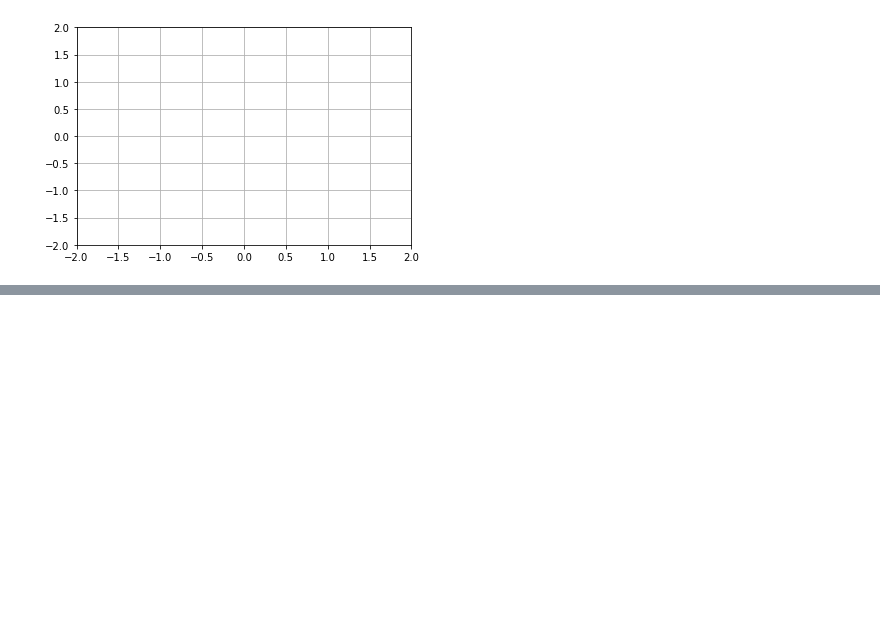
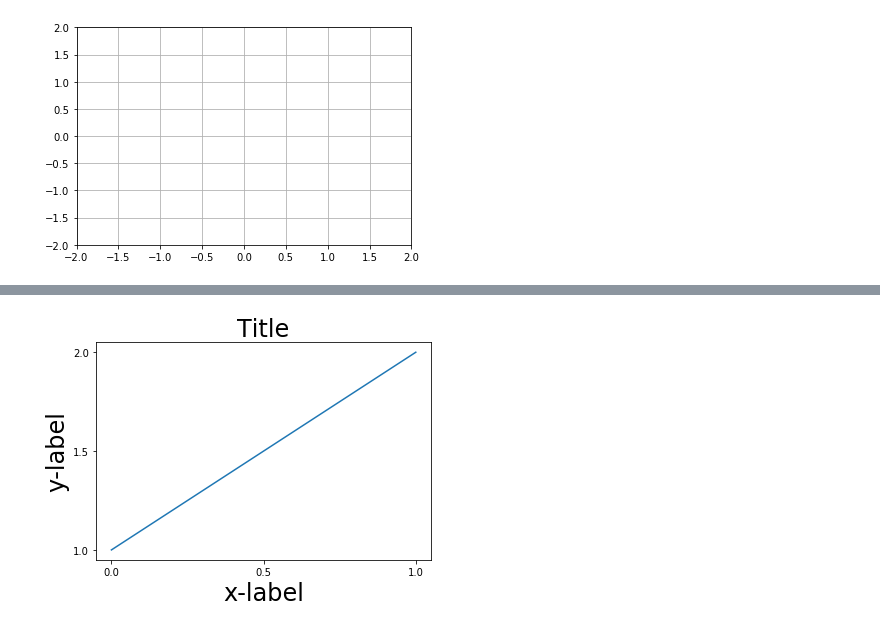
Before and after one commit to draperjames/PythonRef, a Jupyter notebook: Matplotlib.ipynb, the cells around one changed output, grey strips where cells are left out. Cells and saved outputs as stored; diff of their text form; code cells hidden in the pictures; blank space fills up the shorter version.

```diff
--- a/Matplotlib.ipynb
+++ b/Matplotlib.ipynb
@@ -541,0 +551,16 @@ plt.show()
+# %%
+def example_plot(ax, fontsize=12):
+    """"""
+    ax.plot([1, 2])
+    ax.locator_params(nbins=3)
+    ax.set_xlabel('x-label', fontsize=fontsize)
+    ax.set_ylabel('y-label', fontsize=fontsize)
+    ax.set_title('Title', fontsize=fontsize)
+
+plt.close('all')
+fig, ax = plt.subplots()
+example_plot(ax, fontsize=24)
+
+# plt.tight_layout()
+# %% [output]
+[figure, added]
```
Also changed, not shown: parts of 11 cells of this notebook, 22 other files.
